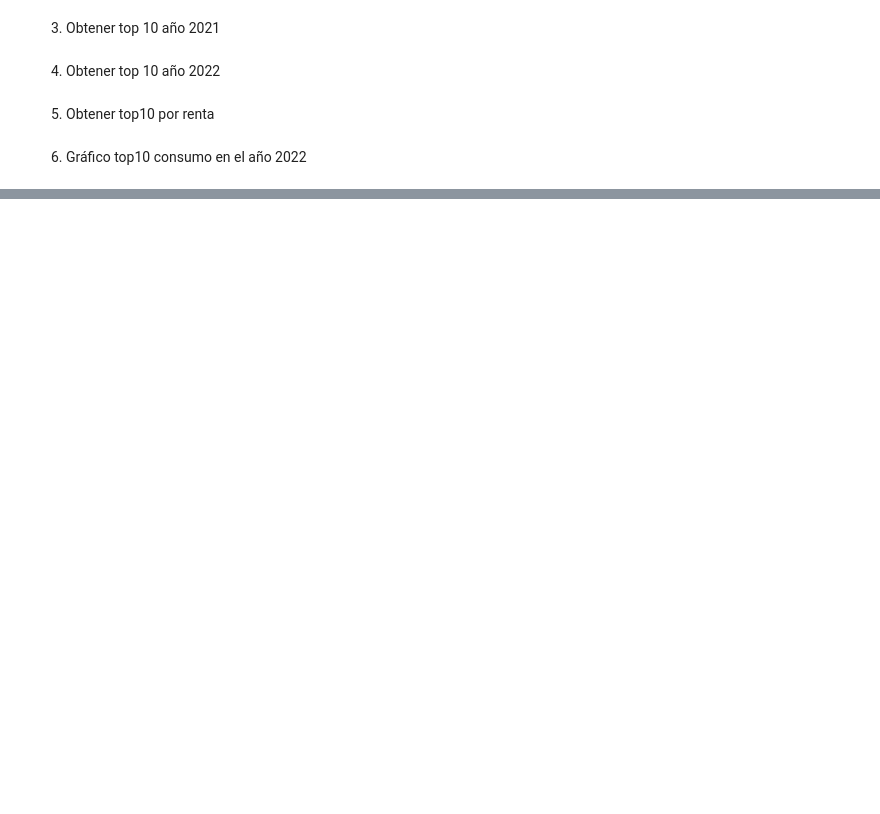
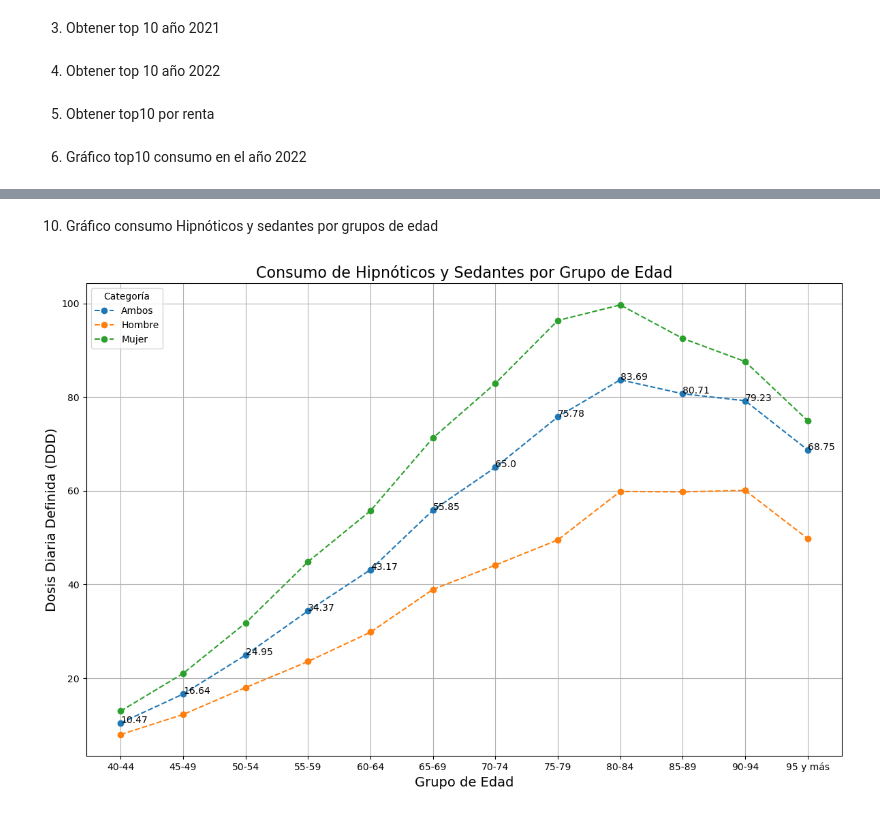
Before and after one commit to Rafa-Gamero/Project1, a Jupyter notebook: zonatrabajo.ipynb, the cells around one changed output, grey strips where cells are left out. Cells and saved outputs as stored; diff of their text form; code cells hidden in the pictures; blank space fills up the shorter version.

```diff
--- a/zonatrabajo.ipynb
+++ b/zonatrabajo.ipynb
@@ -557,0 +114,8 @@ plt.show()
+# %% [markdown]
+10. Gráfico consumo Hipnóticos y sedantes por grupos de edad
+# %%
+
+
+graficar_consumo_hipnoticos_sedantes(data_Hipnoticos)
+# %% [output]
+[figure, added]
```
Also changed, not shown: parts of 44 cells of this notebook, 1 other file.
